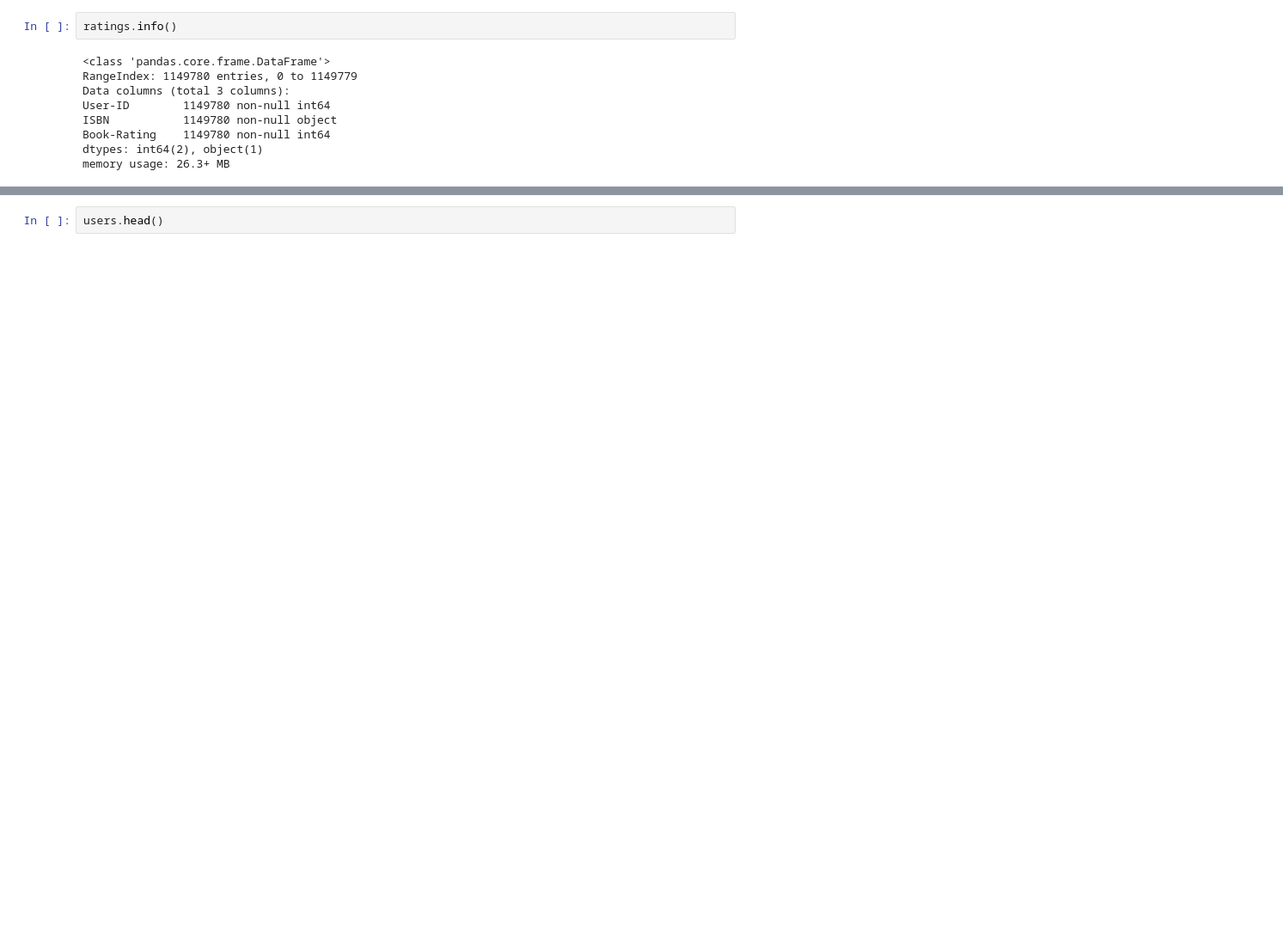
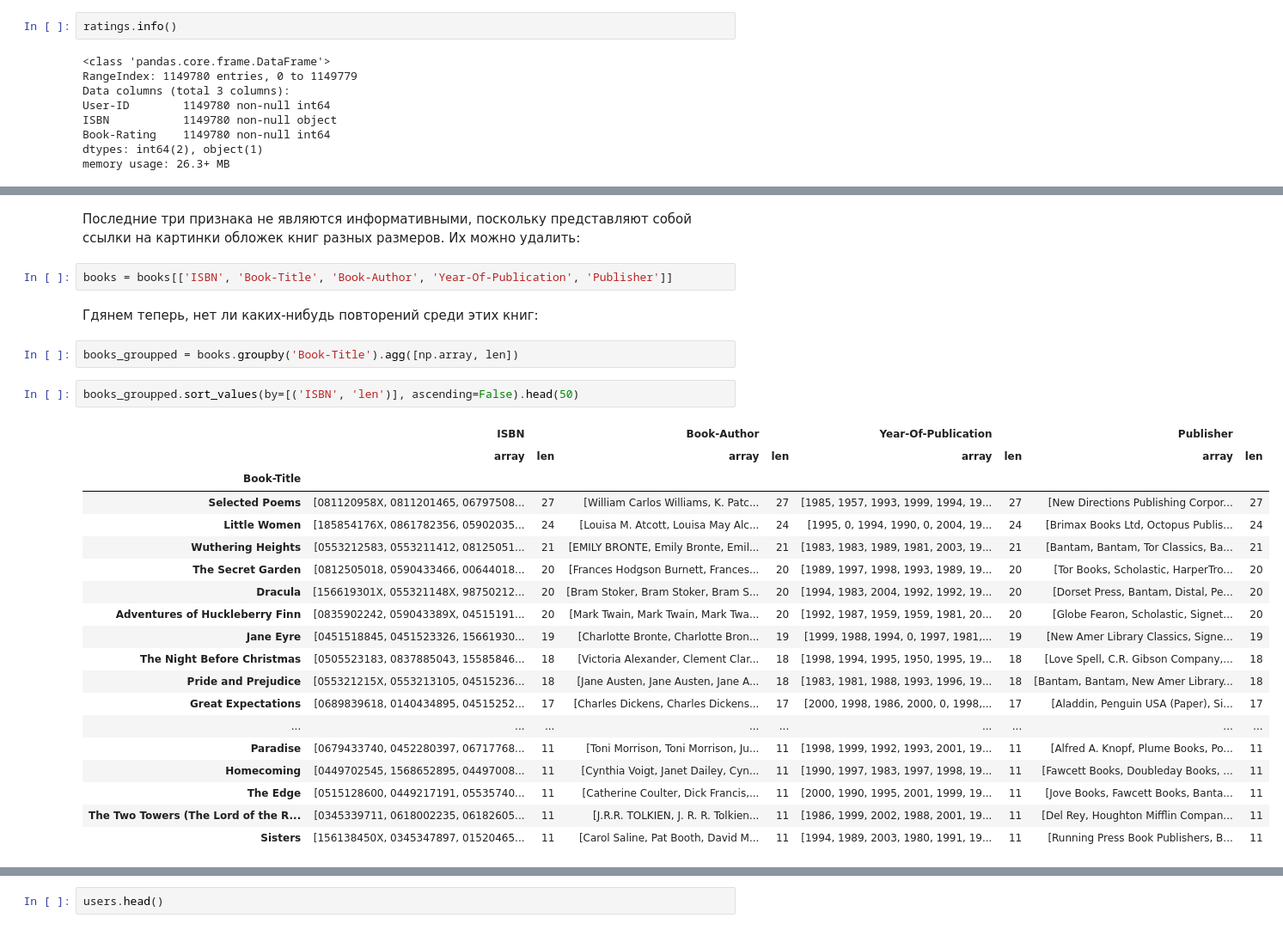
Before and after one commit to IooHooI/RECOMMENDATION_SYSTEMS_1, a Jupyter notebook: notebooks/EDA.ipynb, the cells around one changed output, grey strips where cells are left out. Shown at 86% size. Saved outputs shown, nothing was run; the diff lists cells and outputs as text; blank space fills up the shorter version.

```diff
--- a/notebooks/EDA.ipynb
+++ b/notebooks/EDA.ipynb
@@ -55,0 +55,30 @@ books.head()
+# %% [markdown]
+Последние три признака не являются информативными, поскольку представляют собой ссылки на картинки обложек книг разных размеров. Их можно удалить:
+# %%
+books = books[['ISBN', 'Book-Title', 'Book-Author', 'Year-Of-Publication', 'Publisher']]
+# %% [markdown]
+Гдянем теперь, нет ли каких-нибудь повторений среди этих книг:
+# %%
+books_groupped = books.groupby('Book-Title').agg([np.array, len])
+# %%
+books_groupped.sort_values(by=[('ISBN', 'len')], ascending=False).head(50)
+# %% [output]
+|  | ISBN |  | Book-Author |  | Year-Of-Publication |  | Publisher |  |
+|  | array | len | array | len | array | len | array | len |
+| Book-Title |  |  |  |  |  |  |  |  |
+| Selected Poems | [081120958X, 0811201465, 06797508... | 27 | [William Carlos Williams, K. Patc... | 27 | [1985, 1957, 1993, 1999, 1994, 19... | 27 | [New Directions Publishing Corpor... | 27 |
+| Little Women | [185854176X, 0861782356, 05902035... | 24 | [Louisa M. Atcott, Louisa May Alc... | 24 | [1995, 0, 1994, 1990, 0, 2004, 19... | 24 | [Brimax Books Ltd, Octopus Publis... | 24 |
+| Wuthering Heights | [0553212583, 0553211412, 08125051... | 21 | [EMILY BRONTE, Emily Bronte, Emil... | 21 | [1983, 1983, 1989, 1981, 2003, 19... | 21 | [Bantam, Bantam, Tor Classics, Ba... | 21 |
+| The Secret Garden | [0812505018, 0590433466, 00644018... | 20 | [Frances Hodgson Burnett, Frances... | 20 | [1989, 1997, 1998, 1993, 1989, 19... | 20 | [Tor Books, Scholastic, HarperTro... | 20 |
+| Dracula | [156619301X, 055321148X, 98750212... | 20 | [Bram Stoker, Bram Stoker, Bram S... | 20 | [1994, 1983, 2004, 1992, 1992, 19... | 20 | [Dorset Press, Bantam, Distal, Pe... | 20 |
+| Adventures of Huckleberry Finn | [0835902242, 059043389X, 04515191... | 20 | [Mark Twain, Mark Twain, Mark Twa... | 20 | [1992, 1987, 1959, 1959, 1981, 20... | 20 | [Globe Fearon, Scholastic, Signet... | 20 |
+| Jane Eyre | [0451518845, 0451523326, 15661930... | 19 | [Charlotte Bronte, Charlotte Bron... | 19 | [1999, 1988, 1994, 0, 1997, 1981,... | 19 | [New Amer Library Classics, Signe... | 19 |
+| The Night Before Christmas | [0505523183, 0837885043, 15585846... | 18 | [Victoria Alexander, Clement Clar... | 18 | [1998, 1994, 1995, 1950, 1995, 19... | 18 | [Love Spell, C.R. Gibson Company,... | 18 |
+| Pride and Prejudice | [055321215X, 0553213105, 04515236... | 18 | [Jane Austen, Jane Austen, Jane A... | 18 | [1983, 1981, 1988, 1993, 1996, 19... | 18 | [Bantam, Bantam, New Amer Library... | 18 |
+| Great Expectations | [0689839618, 0140434895, 04515252... | 17 | [Charles Dickens, Charles Dickens... | 17 | [2000, 1998, 1986, 2000, 0, 1998,... | 17 | [Aladdin, Penguin USA (Paper), Si... | 17 |
+| ... | ... | ... | ... | ... | ... | ... | ... | ... |
+| Paradise | [0679433740, 0452280397, 06717768... | 11 | [Toni Morrison, Toni Morrison, Ju... | 11 | [1998, 1999, 1992, 1993, 2001, 19... | 11 | [Alfred A. Knopf, Plume Books, Po... | 11 |
+| Homecoming | [0449702545, 1568652895, 04497008... | 11 | [Cynthia Voigt, Janet Dailey, Cyn... | 11 | [1990, 1997, 1983, 1997, 1998, 19... | 11 | [Fawcett Books, Doubleday Books, ... | 11 |
+| The Edge | [0515128600, 0449217191, 05535740... | 11 | [Catherine Coulter, Dick Francis,... | 11 | [2000, 1990, 1995, 2001, 1999, 19... | 11 | [Jove Books, Fawcett Books, Banta... | 11 |
+| The Two Towers (The Lord of the R... | [0345339711, 0618002235, 06182605... | 11 | [J.R.R. TOLKIEN, J. R. R. Tolkien... | 11 | [1986, 1999, 2002, 1988, 2001, 19... | 11 | [Del Rey, Houghton Mifflin Compan... | 11 |
+| Sisters | [156138450X, 0345347897, 01520465... | 11 | [Carol Saline, Pat Booth, David M... | 11 | [1994, 1989, 2003, 1980, 1991, 19... | 11 | [Running Press Book Publishers, B... | 11 |
```
Also changed, not shown: parts of 45 cells of this notebook, 8 other files.
